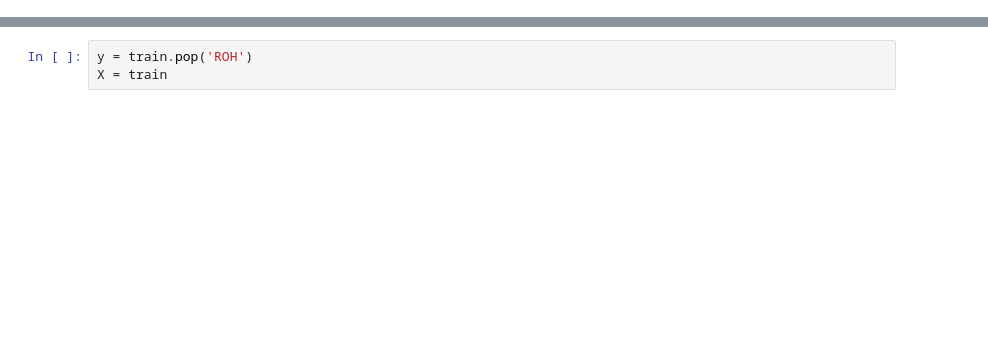
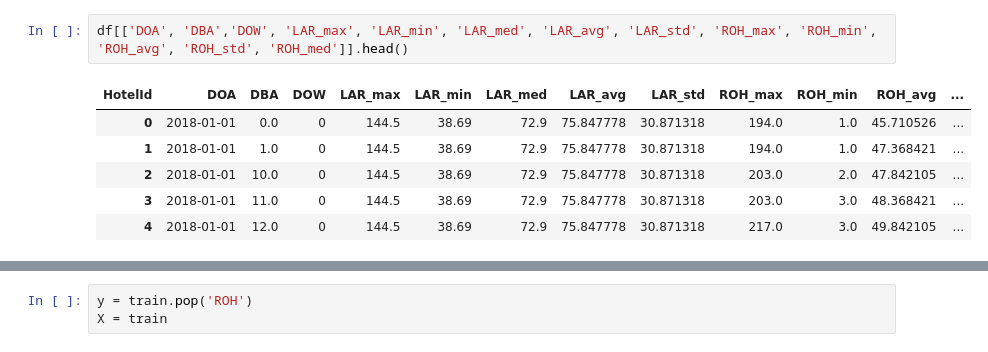
Before and after one commit to ahmadabdullah247/thesis, a Jupyter notebook: GroupHotel/SVR.ipynb, the cells around one changed output, grey strips where cells are left out. Cells and saved outputs as stored; diff of their text form; blank space fills up the shorter version.

```diff
--- a/GroupHotel/SVR.ipynb
+++ b/GroupHotel/SVR.ipynb
@@ -49 +41,10 @@ dtype: int64
+# %%
+df[['DOA', 'DBA','DOW', 'LAR_max', 'LAR_min', 'LAR_med', 'LAR_avg', 'LAR_std', 'ROH_max', 'ROH_min', 'ROH_avg', 'ROH_std', 'ROH_med']].head()
+# %% [output]
+| HotelId | DOA | DBA | DOW | LAR_max | LAR_min | LAR_med | LAR_avg | LAR_std | ROH_max | ROH_min | ROH_avg | ... |
+| 0 | 2018-01-01 | 0.0 | 0 | 144.5 | 38.69 | 72.9 | 75.847778 | 30.871318 | 194.0 | 1.0 | 45.710526 | ... |
+| 1 | 2018-01-01 | 1.0 | 0 | 144.5 | 38.69 | 72.9 | 75.847778 | 30.871318 | 194.0 | 1.0 | 47.368421 | ... |
+| 2 | 2018-01-01 | 10.0 | 0 | 144.5 | 38.69 | 72.9 | 75.847778 | 30.871318 | 203.0 | 2.0 | 47.842105 | ... |
+| 3 | 2018-01-01 | 11.0 | 0 | 144.5 | 38.69 | 72.9 | 75.847778 | 30.871318 | 203.0 | 3.0 | 48.368421 | ... |
+| 4 | 2018-01-01 | 12.0 | 0 | 144.5 | 38.69 | 72.9 | 75.847778 | 30.871318 | 217.0 | 3.0 | 49.842105 | ... |
 # %%
```
Also changed, not shown: parts of 21 cells of this notebook, 12 other files.
